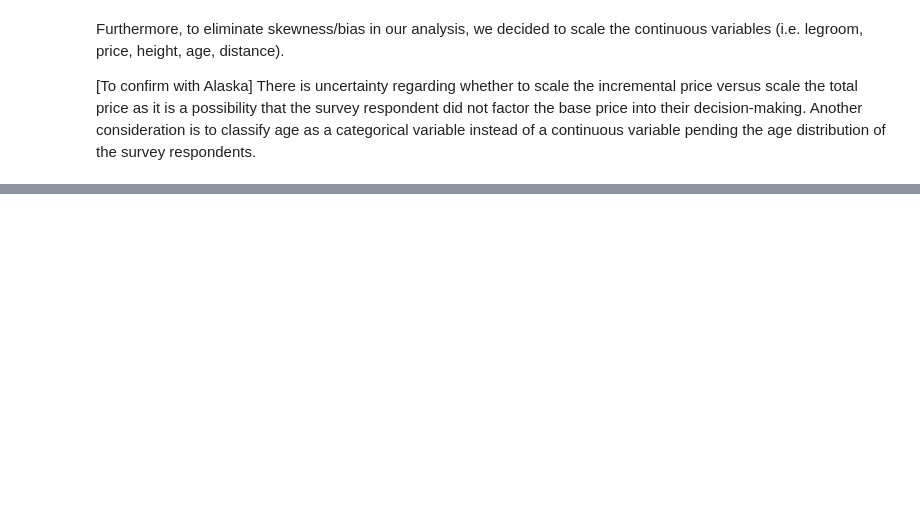
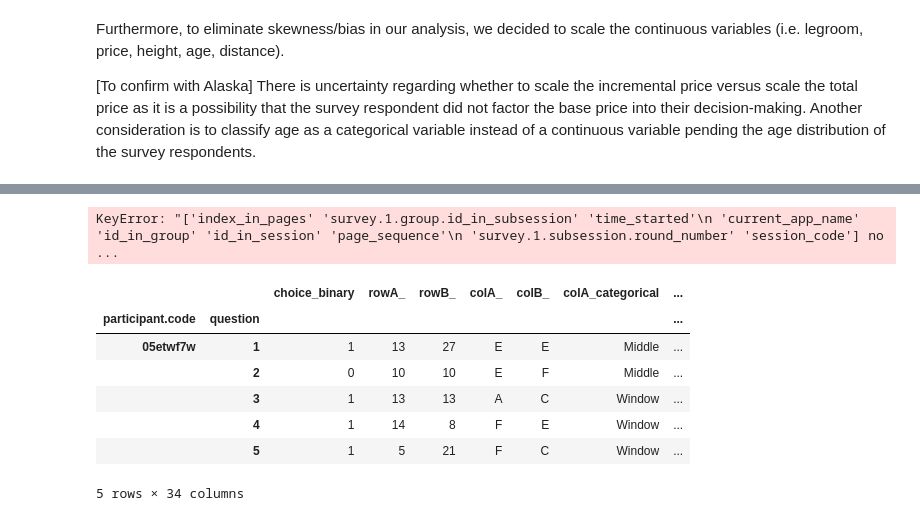
Before and after one commit to rwengstrom/AlaskaCapstone, a Jupyter notebook: Main.ipynb, the cells around one changed output, grey strips where cells are left out. Drawn from its saved outputs; the diff is of its cells as text; code cells hidden in the pictures; blank space fills up the shorter version.

```diff
--- a/Main.ipynb
+++ b/Main.ipynb
@@ -498 +414,13 @@ df_clean = df_clean2[['selection','seat','row','row_alt','column','column_alt','
+# %%
+#Adding Legroom Difference Variable
+df_clean["legroom_diff"] = df_clean["legroomA_"] - df_clean["legroomB_"]
+# %%
+#Adding Height Variable
+df_clean["height"] = df_clean["height_feet"]*12.0 + df_clean["height_inches"]
+# %%
+df_clean.drop(["index_in_pages", "survey.1.group.id_in_subsession", "time_started", "current_app_name", "id_in_group",
+                  "id_in_session", "page_sequence", "survey.1.subsession.round_number", "session_code"],
+                      inplace = True, axis = 1)
+# %% [output]
+KeyError: "['index_in_pages' 'survey.1.group.id_in_subsession' 'time_started'\n 'current_app_name' 'id_in_group' 'id_in_session' 'page_sequence'\n 'survey.1.subsession.round_number' 'session_code'] no ...
 # %%
@@ -499,0 +436,11 @@ df_clean.to_csv('seatsurvey_clean2.csv', header=True)
+# %%
+df_clean.head()
+# %% [output]
+|  |  | choice_binary | rowA_ | rowB_ | colA_ | colB_ | colA_categorical | ... |
+| participant.code | question |  |  |  |  |  |  | ... |
+| 05etwf7w | 1 | 1 | 13 | 27 | E | E | Middle | ... |
+|  | 2 | 0 | 10 | 10 | E | F | Middle | ... |
+|  | 3 | 1 | 13 | 13 | A | C | Window | ... |
+|  | 4 | 1 | 14 | 8 | F | E | Window | ... |
+|  | 5 | 1 | 5 | 21 | F | C | Window | ... |
+5 rows × 34 columns
```
Also changed, not shown: parts of 32 cells of this notebook.
